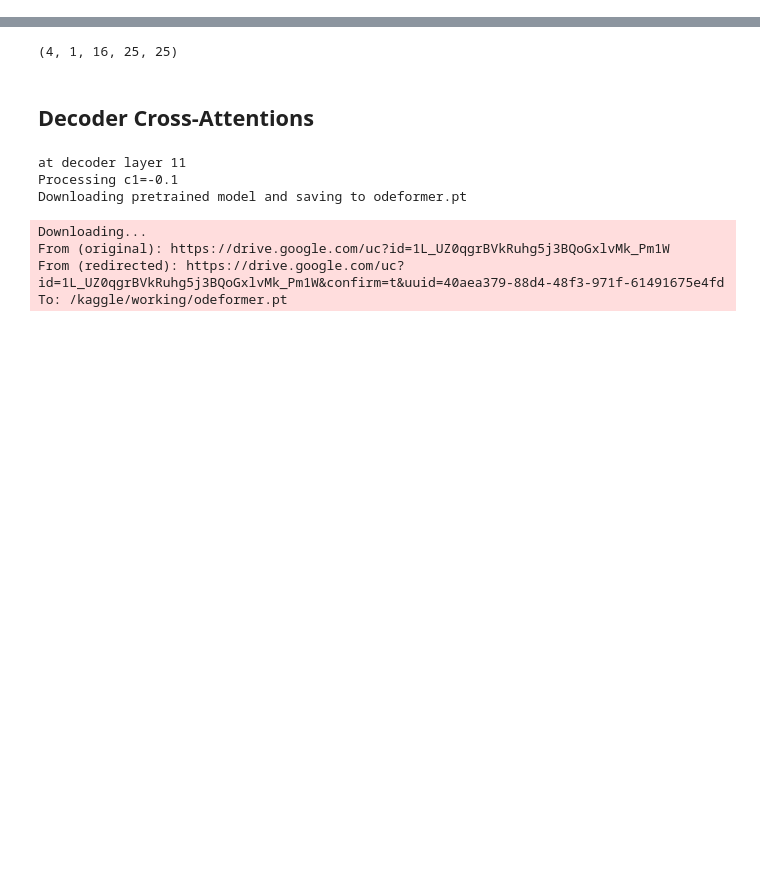
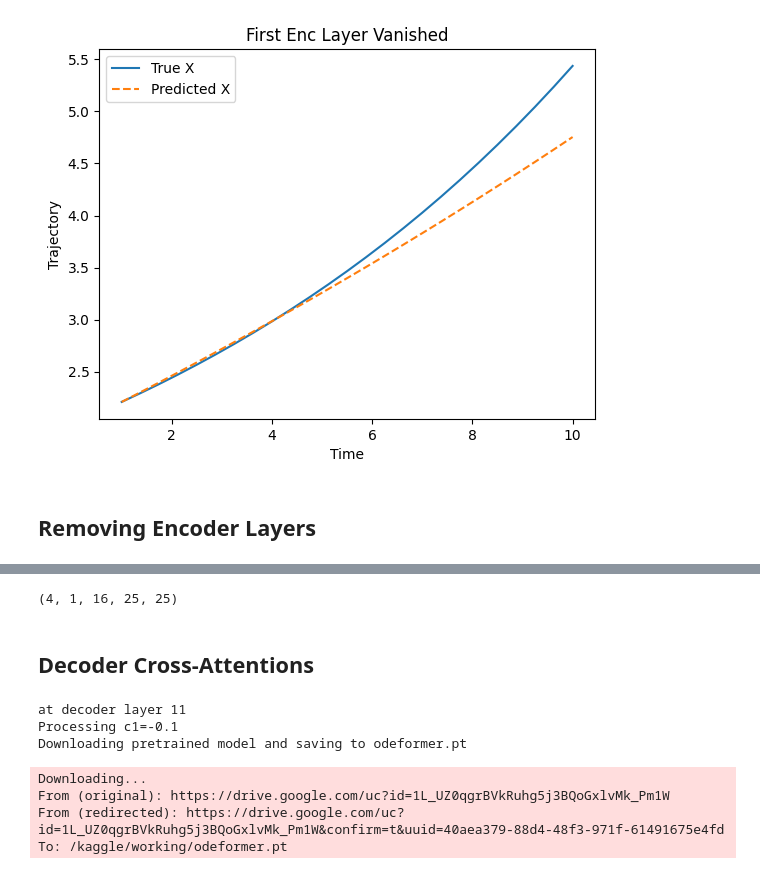
Before and after one commit to ayoakin/MIVLDE, a Jupyter notebook: subteams/LogitLens/odeformer-attnobsv.ipynb, the cells around one changed output, grey strips where cells are left out. Drawn from its saved outputs; the diff is of its cells as text; code cells hidden in the pictures; blank space fills up the shorter version.

```diff
--- a/subteams/LogitLens/odeformer-attnobsv.ipynb
+++ b/subteams/LogitLens/odeformer-attnobsv.ipynb
@@ -40,0 +51,14 @@ Skipping encoder block...
+# %%
+plt.plot(times, trajectory[:, 0], label='True X')
+plt.plot(times, pred_trajectory[:, 0], label='Predicted X', linestyle='--')
+#plt.plot(times, trajectory[:, 1], label='True Y')
+#plt.plot(times, pred_trajectory[:, 1], label='Predicted Y', linestyle='--')
+plt.legend()
+plt.xlabel('Time')
+plt.ylabel('Trajectory')
+plt.title('First Enc Layer Vanished')
+plt.show()
+# %% [output]
+[figure, added]
+# %% [markdown]
+## Removing Encoder Layers
```
Also changed, not shown: parts of 5 cells of this notebook.
